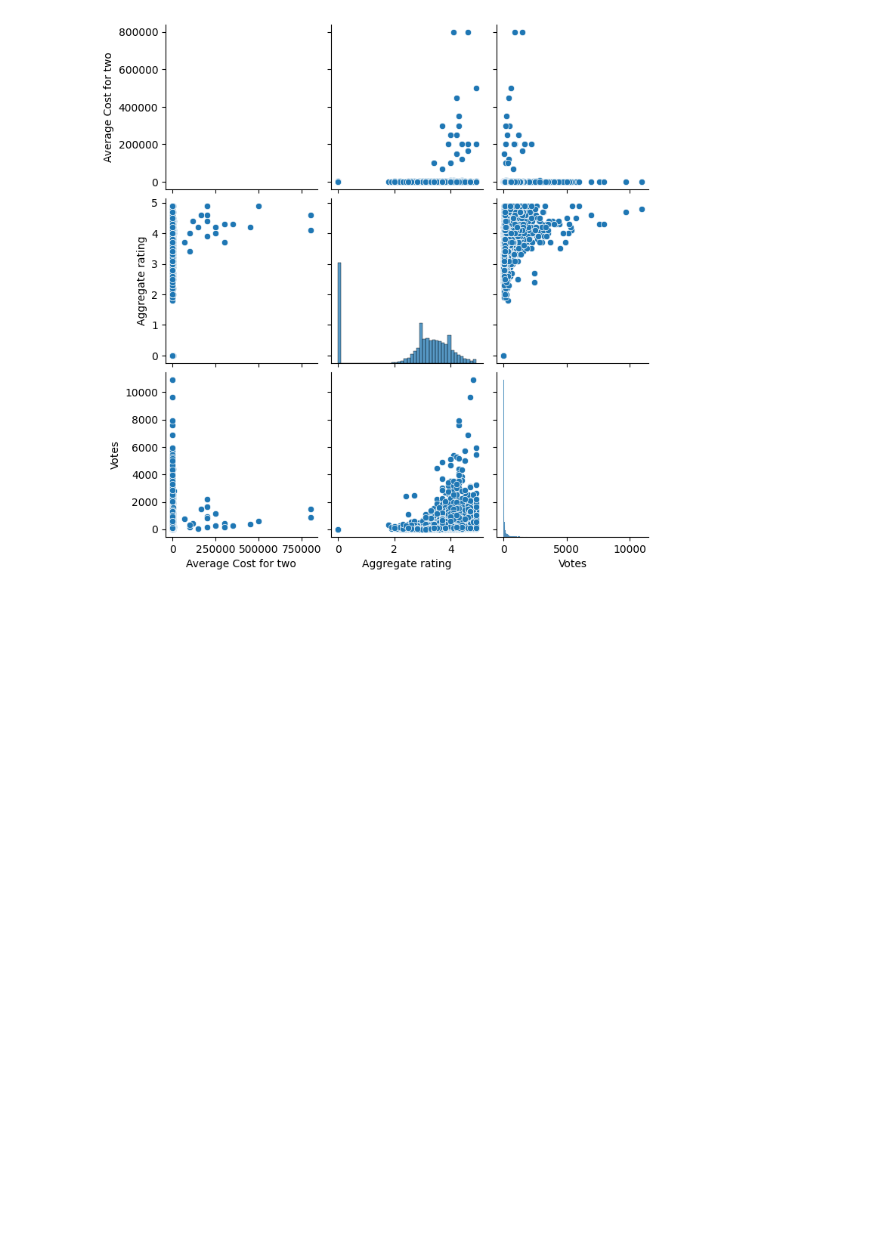
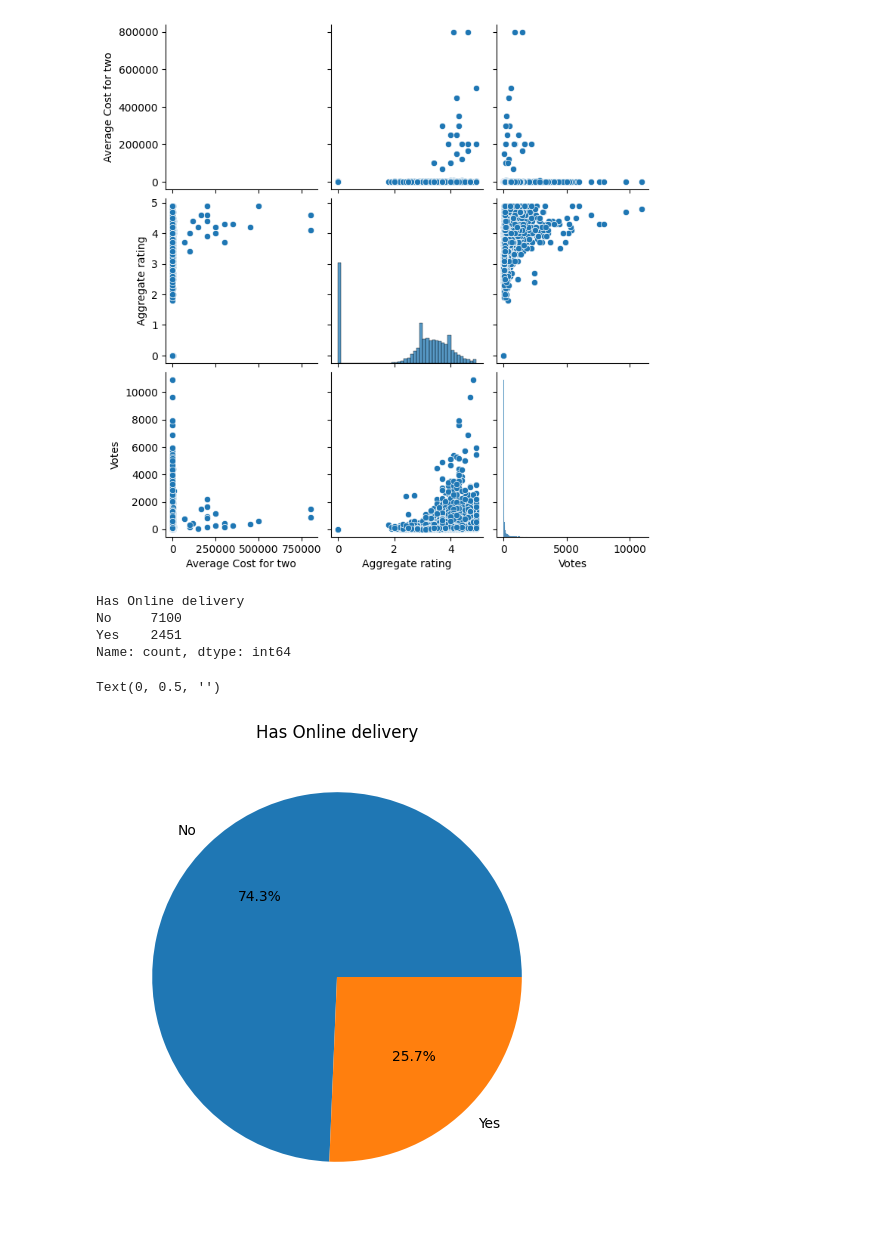
Before and after one commit to Vanshaj14Mohan/Restaurant-Ratings-Prediction, a Jupyter notebook: Files/main.ipynb, the cells around one changed output. Drawn from its saved outputs; the diff is of its cells as text; code cells hidden in the pictures; blank space fills up the shorter version.

```diff
--- a/Files/main.ipynb
+++ b/Files/main.ipynb
@@ -202,3 +202,17 @@ sns.pairplot(df[["Average Cost for two", "Aggregate rating", "Votes"]])
 # %% [output]
 <seaborn.axisgrid.PairGrid at 0x...>
 [figure]
+# %%
+df["Has Online delivery"].value_counts()
+# %% [output]
+Has Online delivery
+No     7100
+Yes    2451
+Name: count, dtype: int64
+# %%
+df["Has Online delivery"].value_counts().plot(kind="pie", autopct="%1.1f%%", figsize=(6,6))
+plt.title("Has Online delivery")
+plt.ylabel("")
+# %% [output]
+Text(0, 0.5, '')
+[figure, added]
```
